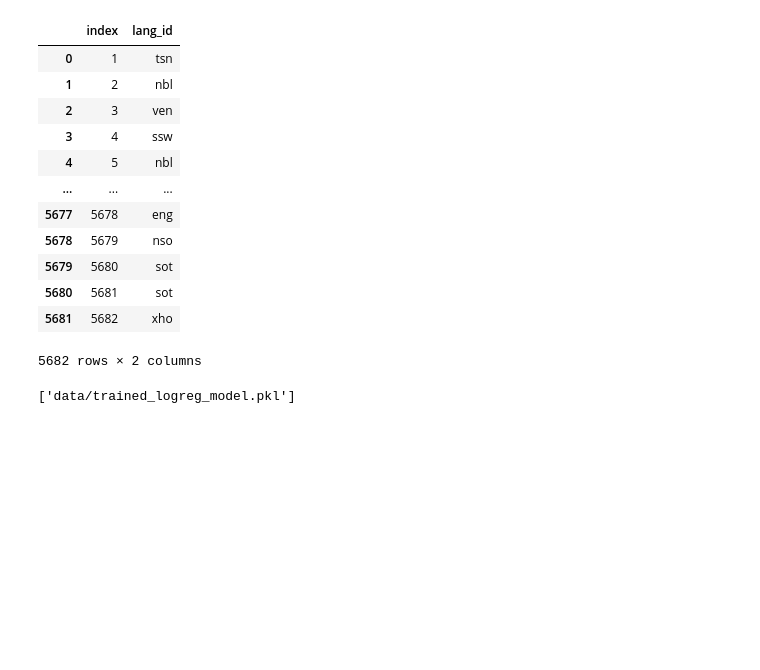
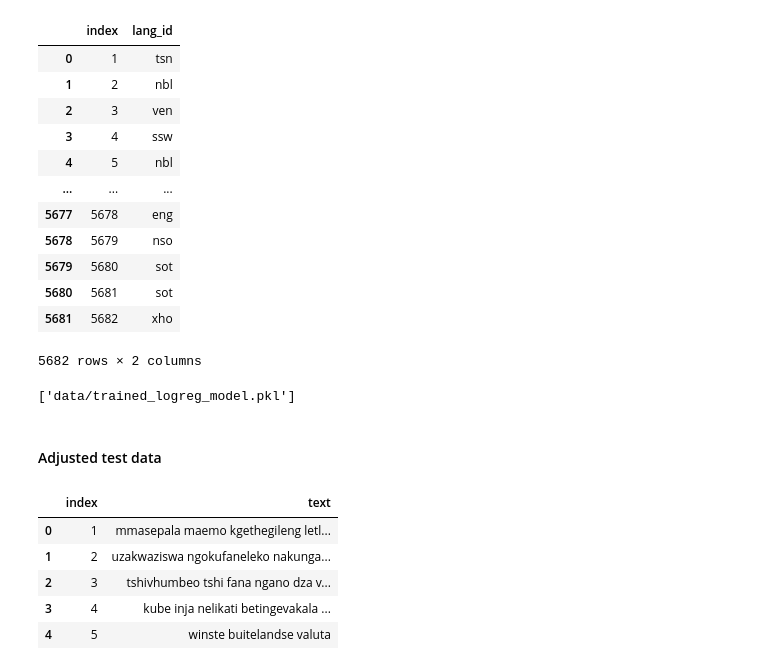
Before and after one commit to deolabeeb/South_African_Language_Identification_Hack_2023, a Jupyter notebook: EDA_and_Modelling.ipynb, the cells around one changed output. Saved outputs shown, nothing was run; the diff lists cells and outputs as text; code cells hidden in the pictures; blank space fills up the shorter version.

```diff
--- a/EDA_and_Modelling.ipynb
+++ b/EDA_and_Modelling.ipynb
@@ -271,0 +276,13 @@ joblib.dump(model, 'data/trained_logreg_model.pkl')
+# %% [markdown]
+#### Adjusted test data
+# %%
+# Clean and transform the test data
+df_test = pd.read_csv("data/cleaned_test_data.csv")
+df_test.head()
+# %% [output]
+|  | index | text |
+| 0 | 1 | mmasepala maemo kgethegileng letl... |
+| 1 | 2 | uzakwaziswa ngokufaneleko nakunga... |
+| 2 | 3 | tshivhumbeo tshi fana ngano dza v... |
+| 3 | 4 | kube inja nelikati betingevakala ... |
+| 4 | 5 | winste buitelandse valuta |
```
Also changed, not shown: parts of 16 cells of this notebook, 5 other files.
